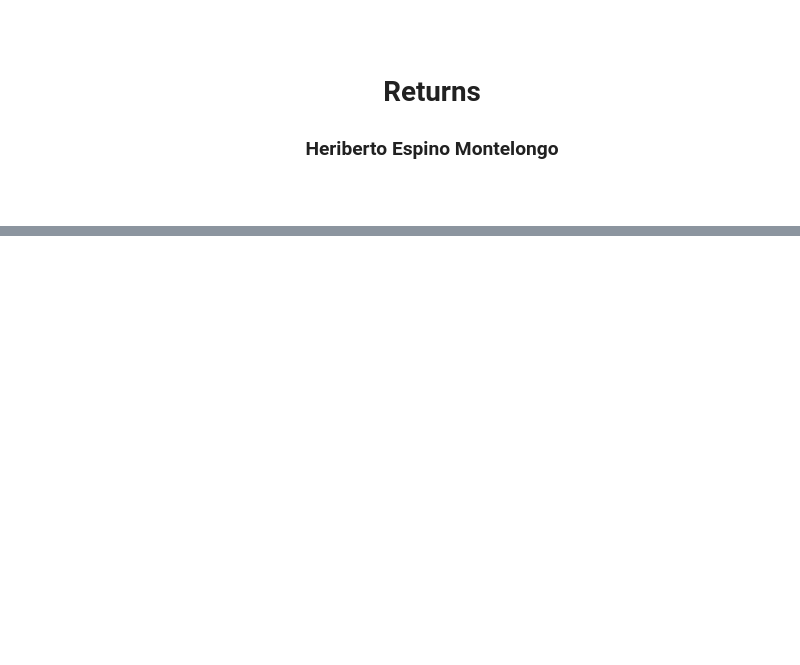
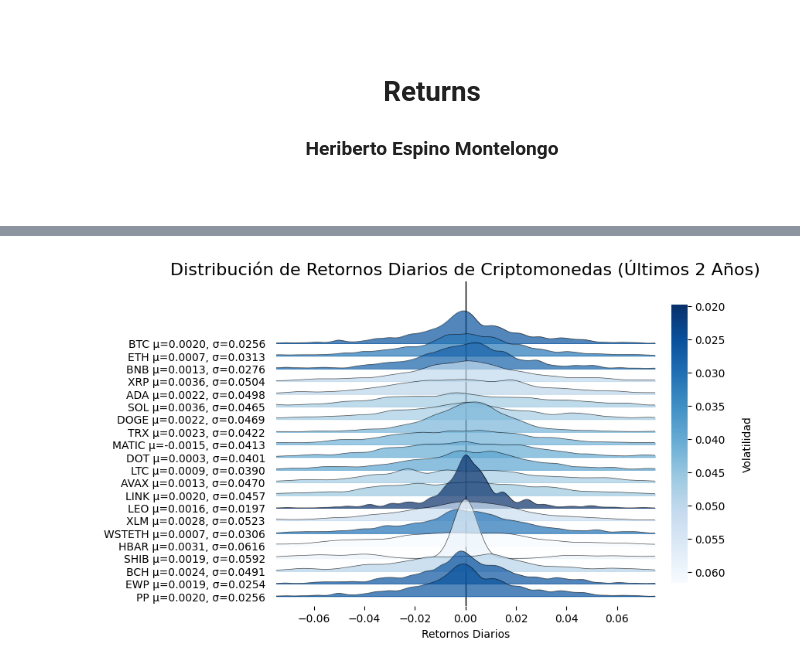
Before and after one commit to heritaco/Proyecto, a Jupyter notebook: 04-Crypto-Dashboard/05-Returns.ipynb, the cells around one changed output, grey strips where cells are left out. Drawn from its saved outputs; the diff is of its cells as text; code cells hidden in the pictures; blank space fills up the shorter version.

```diff
--- a/04-Crypto-Dashboard/05-Returns.ipynb
+++ b/04-Crypto-Dashboard/05-Returns.ipynb
@@ -23 +97,53 @@ returns = returns[returns_std]                  # change the order of the column
+# %%
+returns = data.pct_change().dropna()            # Calculate returns
+
+# keep from the last 2 years
+returns = returns['2023-03-14':]
+
+returns = returns.drop(columns='DAI')           # drop DAI, its too stable
+returns = returns.drop(columns='TON')           # drop DAI, its too stable
+
+returns_std = returns.std()
+
+# Create a color palette based on the variance
+cmap = sns.color_palette("Blues_r", as_cmap=True)
+colors = [cmap(v) for v in (returns_std - returns_std.min()) / (returns_std.max() - returns_std.min())]
+
+# change the name of the columns to add the mean and the std
+returns.columns = [f"{c} μ={returns[c].mean():.4f}, σ={returns[c].std():.4f}" for c in returns.columns]
+
+# Ajustar el tamaño de la figura para acomodar el título y la barra de color
+fig, ax = plt.subplots(figsize=(7, 6))  # Aumenta el tamaño de la figura
+
+# Plot the joyplot with the new colors
+joypy.joyplot(returns, overlap=1.5, fade=False, ax=ax, x_range=(-0.075, 0.075), color=colors, bw_method=0.08, linewidth=0.5, alpha=0.7)
+plt.axvline(x=0, color='k', linewidth=1)
+plt.title('Distribución de Retornos Diarios de Criptomonedas (Últimos 2 Años)', fontsize=16)
+plt.xlabel('Retornos Diarios')
+
+# Add color bar to the right
+norm = plt.Normalize(vmin=returns_std.min(), vmax=returns_std.max())
+sm = plt.cm.ScalarMappable(cmap=cmap, norm=norm)
+sm.set_array([])
+
+# Create a new axis for the color bar
+cbar_ax = fig.add_axes([0.88, 0.2, 0.03, 0.6])  # Ajusta la posición de la barra de color
+cbar = plt.colorbar(sm, cax=cbar_ax, label='\nVolatilidad', orientation='vertical')
+cbar.ax.yaxis.set_label_position('right')
+cbar.ax.yaxis.set_ticks_position('right')
+
+# Invert the color bar axis
+cbar.ax.invert_yaxis()
+
+# Remove the dark lines from the color bar
+cbar.outline.set_edgecolor('none')
+
+# Ajustar los márgenes manualmente para evitar que se corte la imagen
+plt.subplots_adjust(left=0.15, right=0.85, top=0.85, bottom=0.15)
+
+# Guardar la figura como SVG
+plt.savefig('svg/05-cryptos-joyplot-2y.svg', format='svg', bbox_inches='tight')  # bbox_inches='tight' asegura que todo se guarde
+plt.show()
+# %% [output]
+[figure, added]
 # %%
```
Also changed, not shown: parts of 7 cells of this notebook, 25 other files.
